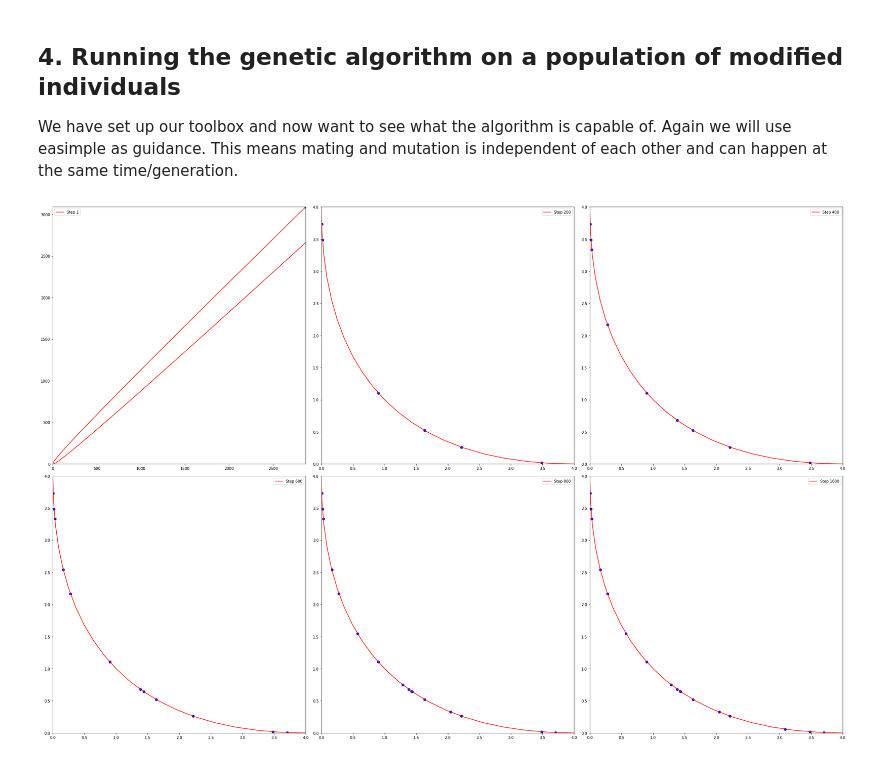
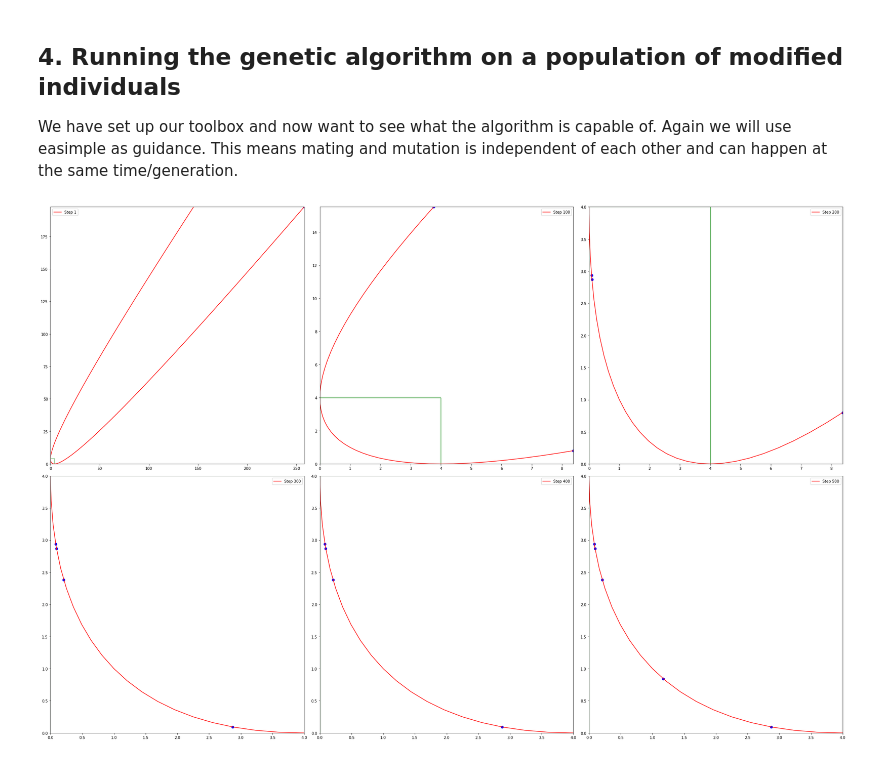
Before and after one commit to inowas/optimization-algorithm-examples, a Jupyter notebook: optimization_example_advanced.ipynb, the cells around one changed output. Cells and saved outputs as stored; diff of their text form; code cells hidden in the pictures.

```diff
--- a/optimization_example_advanced.ipynb
+++ b/optimization_example_advanced.ipynb
@@ -46,0 +80,27 @@ It's extremes are
+# %%
+G_MOD_CONST = 10000
+# %%
+# Function for creating a random individual
+def gen_fun():
+    rand_nums = list(np.random.random(12) * np.abs(np.diff((-4, 4))) + np.min((-4, 4)))
+
+    return rand_nums
+
+# Number of individuals
+NUM_IND = 100000
+
+# Initializing plot
+f = plt.figure(figsize=(20, 10))
+
+# Add three subplots for the different states
+ax1 = f.add_subplot(1, 2, 1)
+ax2 = f.add_subplot(1, 2, 2)
+
+for ax, const in zip([ax1, ax2], [0, G_MOD_CONST]):
+    rand_pop = [g_mod(gen_fun(), const) for ind in range(NUM_IND)]
+    ax.hist(rand_pop, label="CONST: {}".format(const))
+    ax.legend()
+    ax.axvline(x=np.array(rand_pop).mean(), ymin=0, ymax=1000000, color="red")
+
+    # stats.mode(np.round(rand_pop))[0]
+plt.show()
@@ -176,15 +221,12 @@ toolbox.register("select", tools.selNSGA2)
 ## 4. Running the genetic algorithm on a population of modified individuals
 We have set up our toolbox and now want to see what the algorithm is capable of. Again we will use easimple as guidance. This means mating and mutation is independent of each other and can happen at the same time/generation.
 # %%
-# Import deepcopy
-from copy import deepcopy
-
 # Population size
-POP_SIZE = 200
+POP_SIZE = 80
 # Generations per step
 GEN_PER_STEP = 1
 # Number of steps
-GEN_STEPS = 1000
+GEN_STEPS = 500
 # Popultion is build with size
 pop = toolbox.population(n=POP_SIZE)
 # Hall of fame is build as a pareto front (because of multi-objective optimization!)
@@ -200,11 +242,6 @@ for step in range(GEN_STEPS):
     # Current hall of fame is copied and appended to best of
     best_of_step.append(list(deepcopy(hall_of_fame)))
 # %%
-# Imports
-import matplotlib.pyplot as plt
-%matplotlib inline
-from matplotlib.patches import Rectangle
-
 SCHAFFER_OPT = [0, 2]
 
 # Create an empty figure, this time broader for space of three plots!
@@ -218,33 +255,34 @@ ax4 = f.add_subplot(2, 3, 4)
 ax5 = f.add_subplot(2, 3, 5)
 ax6 = f.add_subplot(2, 3, 6)
 
 # Give indizes of which solutions are picked
+# np.linspace to get evenly distributed numbers; astype for integers, which are needed for array subset
 INDIZES = np.floor(np.linspace(0, len(best_of_step) - 1, 6)).astype(int)
 
 # Loop through indizes combined with axes of subplots to create the graphs
 for ax, ind in zip([ax1, ax2, ax3, ax4, ax5, ax6], INDIZES):
     # Calculating function values
-    f1_values = schaffer_f1_vec([g(a_vec) for a_vec in best_of_step[ind]])
-    f2_values = schaffer_f2_vec([g(a_vec) for a_vec in best_of_step[ind]])
+    f1_values = schaffer_f1_vec([g_mod(a_vec, G_MOD_CONST) for a_vec in best_of_step[ind]])
+    f2_values = schaffer_f2_vec([g_mod(a_vec, G_MOD_CONST) for a_vec in best_of_step[ind]])
 
     # Create a general plot of the function
     ax.plot(schaffer_f1_vec(x_vals), schaffer_f2_vec(x_vals), c="red", label="Step {}".format(str(ind + 1)))
 
     # Create scatters of the hall of fame solutions
     ax.scatter(f1_values, f2_values, c="blue", s=40)
 
     # Set plot limits
     ax.set_xlim((0, max(max(schaffer_f1_vec(SCHAFFER_OPT)), np.max(f1_values))))
     ax.set_ylim((0, max(max(schaffer_f2_vec(SCHAFFER_OPT)), np.max(f2_values))))
 
     # Create rectangle
     rect = Rectangle((0, 0), max(schaffer_f1_vec(SCHAFFER_OPT)), max(schaffer_f2_vec(SCHAFFER_OPT)), edgecolor="g", facecolor="none")
     # Adding to plot
     ax.add_patch(rect)
 
     ax.legend()
 
 plt.tight_layout()
 plt.show()
 # %% [output]
-[figure, old version]
+[figure, new version]
```
Also changed, not shown: parts of 20 cells of this notebook, 1 other file.
